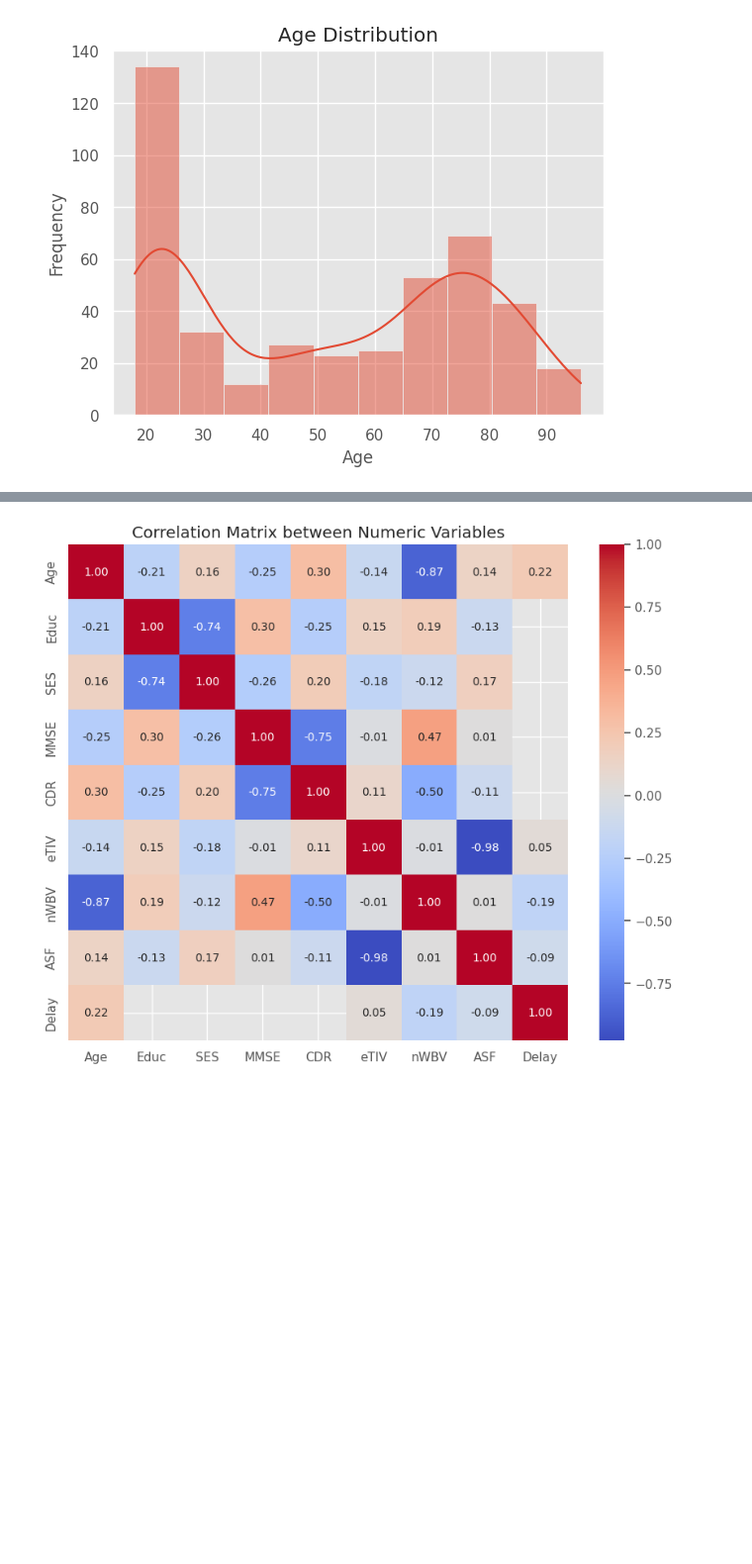
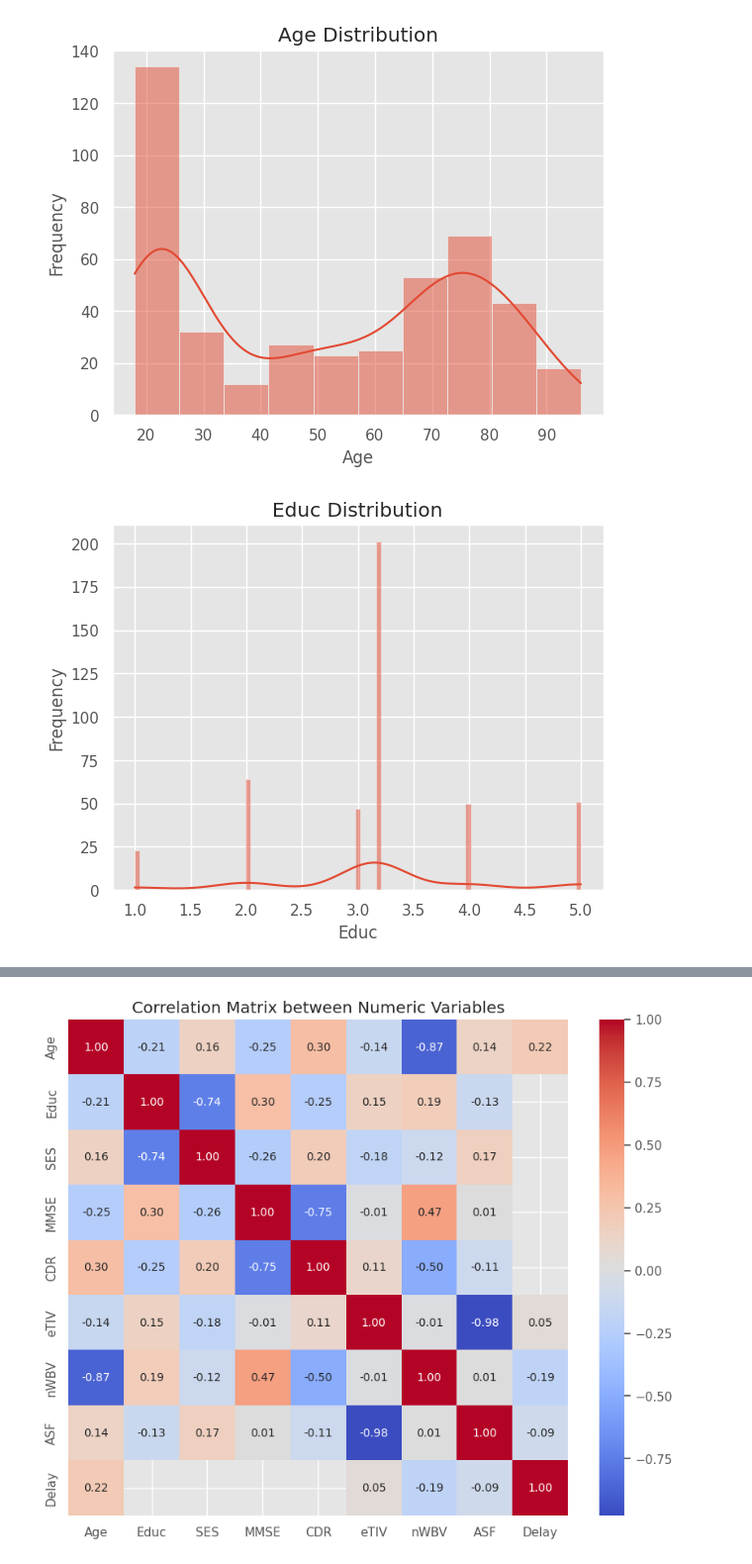
Before and after one commit to diegoperac/alzheimers_disease, a Jupyter notebook: MRI_and_Alzheimers.ipynb, the cells around one changed output, grey strips where cells are left out. Shown at 99% size. Saved outputs shown, nothing was run; the diff lists cells and outputs as text; code cells hidden in the pictures; blank space fills up the shorter version.

```diff
--- a/MRI_and_Alzheimers.ipynb
+++ b/MRI_and_Alzheimers.ipynb
@@ -136,0 +142,10 @@ plt.show()
+# %%
+# Visualization of 'Educ' distribution
+
+sns.histplot(data['Educ'], kde=True)
+plt.title('Educ Distribution')
+plt.xlabel('Educ')
+plt.ylabel('Frequency')
+plt.show()
+# %% [output]
+[figure, added]
```
Also changed, not shown: parts of 8 cells of this notebook.
